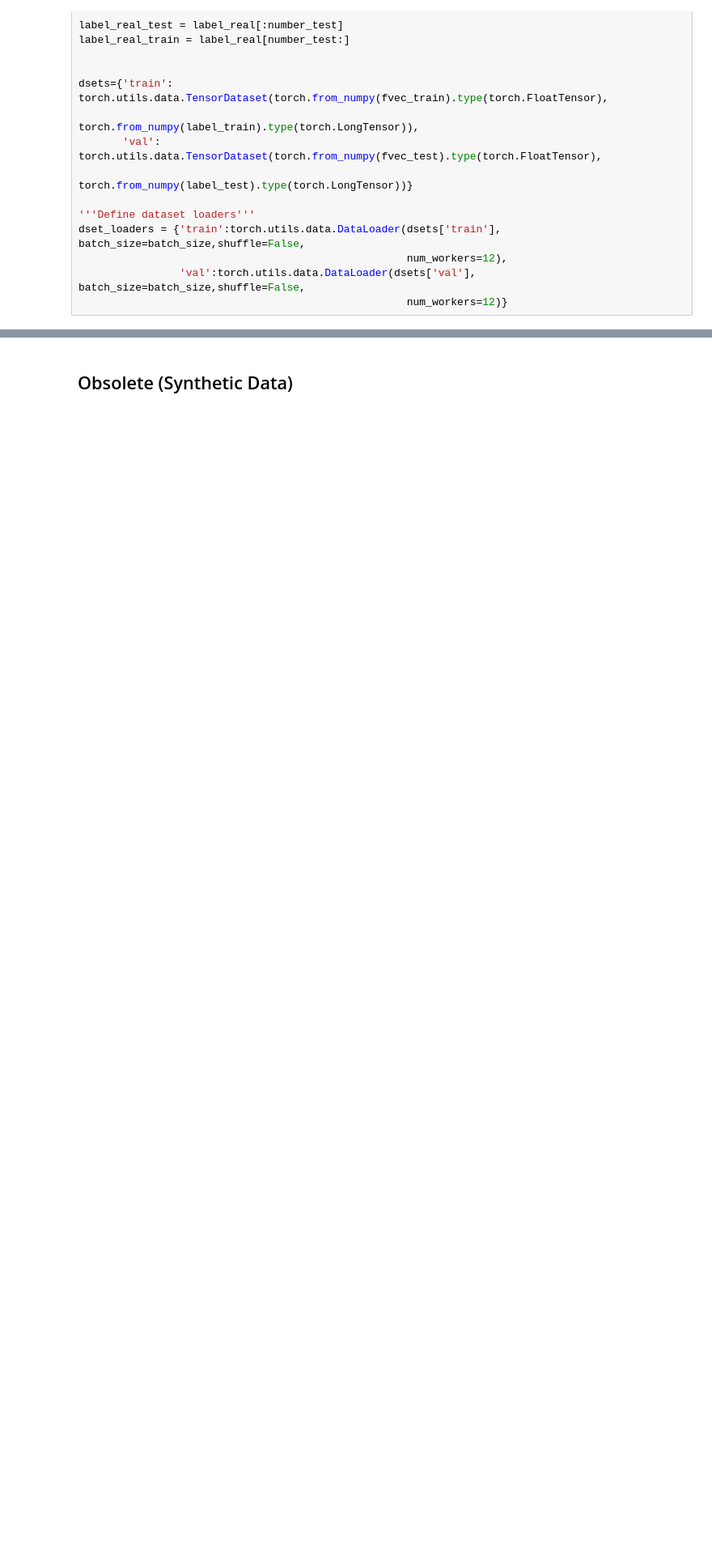
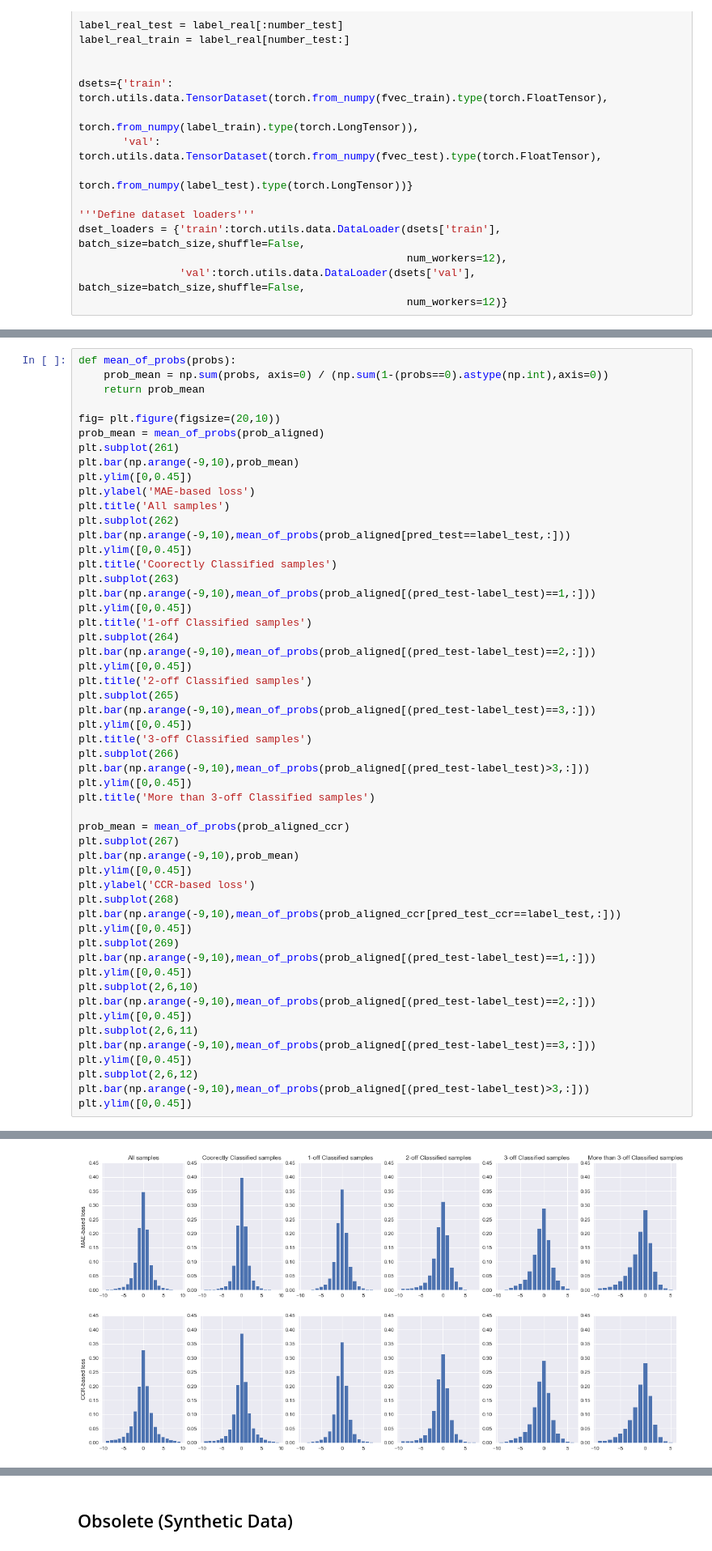
Before and after one commit to ozantezcan/Object-Counting-in-Amazon-Bin-Image-Dataset, a Jupyter notebook: Syntehtic Data.ipynb, the cells around one changed output, grey strips where cells are left out. Shown: that part at 81% size. Drawn from its saved outputs; the diff is of its cells as text; blank space fills up the shorter version.

```diff
--- a/Syntehtic Data.ipynb
+++ b/Syntehtic Data.ipynb
@@ -1023,0 +1155,54 @@ print(np.mean(np.abs(pred_test-label_test)))
+# %%
+def mean_of_probs(probs):
+    prob_mean = np.sum(probs, axis=0) / (np.sum(1-(probs==0).astype(np.int),axis=0))
+    return prob_mean
+
+fig= plt.figure(figsize=(20,10))
+prob_mean = mean_of_probs(prob_aligned)
+plt.subplot(261)
+plt.bar(np.arange(-9,10),prob_mean)
+plt.ylim([0,0.45])
+plt.ylabel('MAE-based loss')
+plt.title('All samples')
+plt.subplot(262)
+plt.bar(np.arange(-9,10),mean_of_probs(prob_aligned[pred_test==label_test,:]))
+plt.ylim([0,0.45])
+plt.title('Coorectly Classified samples')
+plt.subplot(263)
+plt.bar(np.arange(-9,10),mean_of_probs(prob_aligned[(pred_test-label_test)==1,:]))
+plt.ylim([0,0.45])
+plt.title('1-off Classified samples')
+plt.subplot(264)
+plt.bar(np.arange(-9,10),mean_of_probs(prob_aligned[(pred_test-label_test)==2,:]))
+plt.ylim([0,0.45])
+plt.title('2-off Classified samples')
+plt.subplot(265)
+plt.bar(np.arange(-9,10),mean_of_probs(prob_aligned[(pred_test-label_test)==3,:]))
+plt.ylim([0,0.45])
+plt.title('3-off Classified samples')
+plt.subplot(266)
+plt.bar(np.arange(-9,10),mean_of_probs(prob_aligned[(pred_test-label_test)>3,:]))
+plt.ylim([0,0.45])
+plt.title('More than 3-off Classified samples')
+
+prob_mean = mean_of_probs(prob_aligned_ccr)
+plt.subplot(267)
+plt.bar(np.arange(-9,10),prob_mean)
+plt.ylim([0,0.45])
+plt.ylabel('CCR-based loss')
+plt.subplot(268)
+plt.bar(np.arange(-9,10),mean_of_probs(prob_aligned_ccr[pred_test_ccr==label_test,:]))
+plt.ylim([0,0.45])
+plt.subplot(269)
+plt.bar(np.arange(-9,10),mean_of_probs(prob_aligned[(pred_test-label_test)==1,:]))
+plt.ylim([0,0.45])
+plt.subplot(2,6,10)
+plt.bar(np.arange(-9,10),mean_of_probs(prob_aligned[(pred_test-label_test)==2,:]))
+plt.ylim([0,0.45])
+plt.subplot(2,6,11)
+plt.bar(np.arange(-9,10),mean_of_probs(prob_aligned[(pred_test-label_test)==3,:]))
+plt.ylim([0,0.45])
+plt.subplot(2,6,12)
+plt.bar(np.arange(-9,10),mean_of_probs(prob_aligned[(pred_test-label_test)>3,:]))
+plt.ylim([0,0.45])
+# %% [output]
@@ -1024,3 +1210,4 @@ print(np.mean(np.abs(pred_test-label_test)))
+[figure, added]
 # %%
 fvec_test = fvec[:number_test,:]
 fvec_train = fvec[number_test:,:]
```
Also changed, not shown: parts of 21 cells of this notebook.
